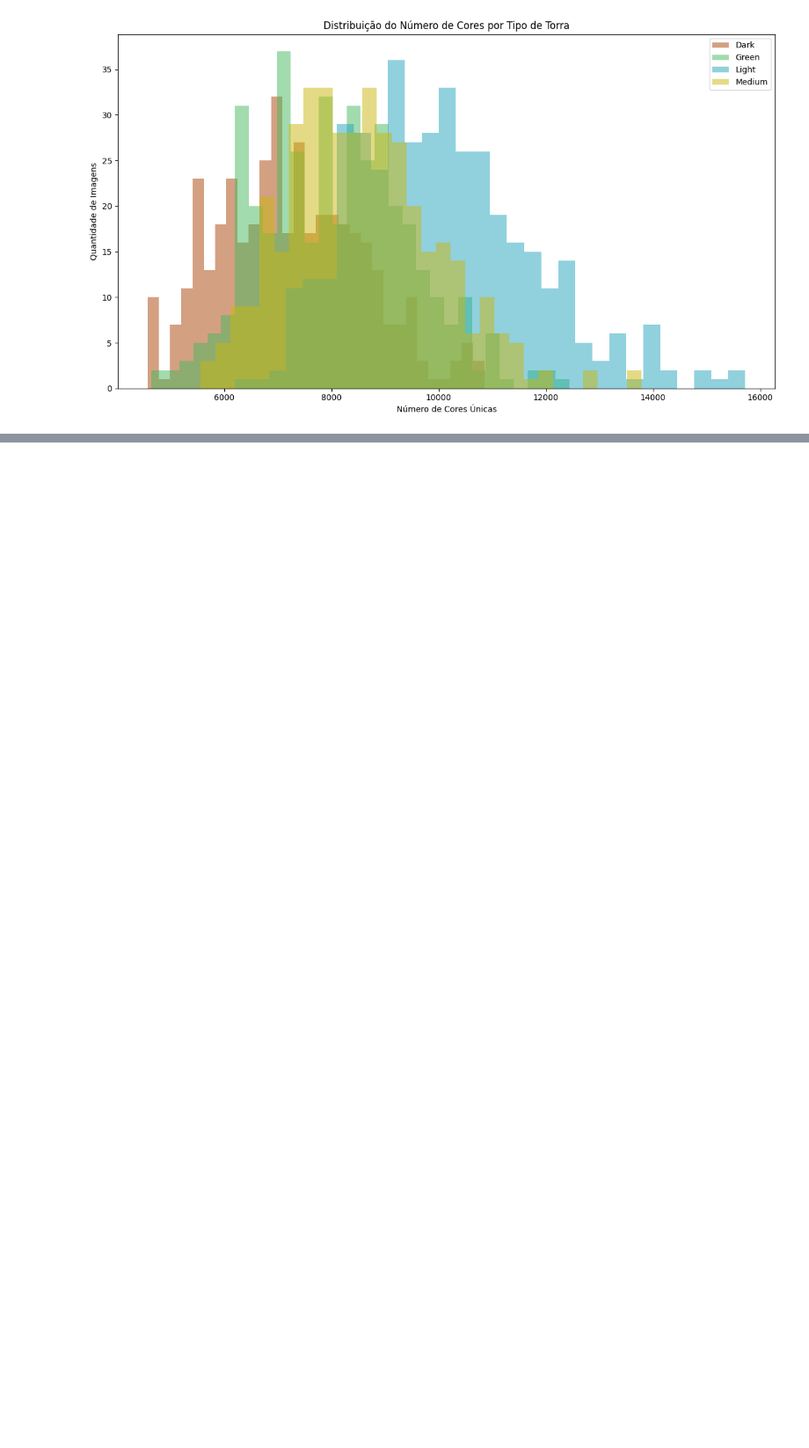
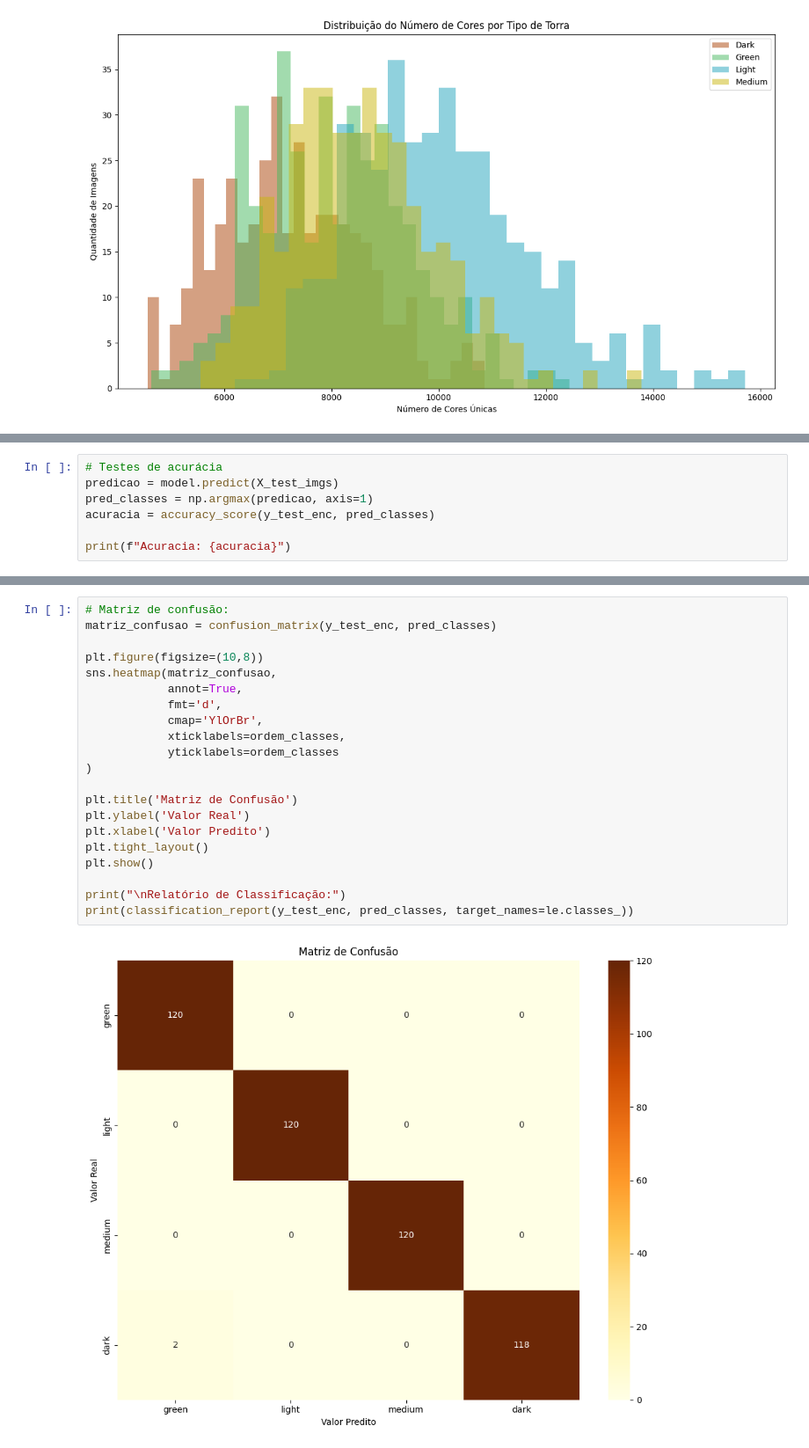
Before and after one commit to YuriRadzi/the-ember-house, a Jupyter notebook: coffee_bean_image_classification.ipynb, the cells around one changed output, grey strips where cells are left out. Shown at 88% size. Cells and saved outputs as stored; diff of their text form; blank space fills up the shorter version.

```diff
--- a/coffee_bean_image_classification.ipynb
+++ b/coffee_bean_image_classification.ipynb
@@ -197,0 +333,7 @@ plt.show()
+# %%
+# Testes de acurácia
+predicao = model.predict(X_test_imgs)
+pred_classes = np.argmax(predicao, axis=1)
+acuracia = accuracy_score(y_test_enc, pred_classes)
+
+print(f"Acuracia: {acuracia}")
@@ -197,0 +343,23 @@ plt.show()
+# %%
+# Matriz de confusão:
+matriz_confusao = confusion_matrix(y_test_enc, pred_classes)
+
+plt.figure(figsize=(10,8))
+sns.heatmap(matriz_confusao,
+            annot=True,
+            fmt='d',
+            cmap='YlOrBr',
+            xticklabels=ordem_classes,
+            yticklabels=ordem_classes
+)
+
+plt.title('Matriz de Confusão')
+plt.ylabel('Valor Real')
+plt.xlabel('Valor Predito')
+plt.tight_layout()
+plt.show()
+
+print("\nRelatório de Classificação:")
+print(classification_report(y_test_enc, pred_classes, target_names=le.classes_))
+# %% [output]
+[figure, added]
```
Also changed, not shown: parts of 10 cells of this notebook, 1 other file.
